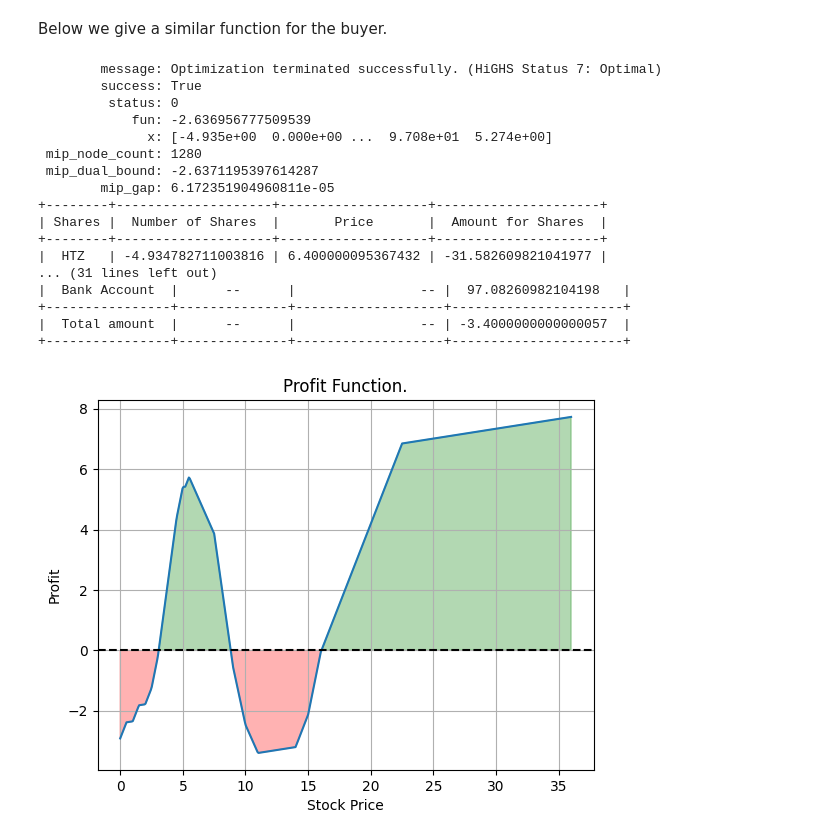
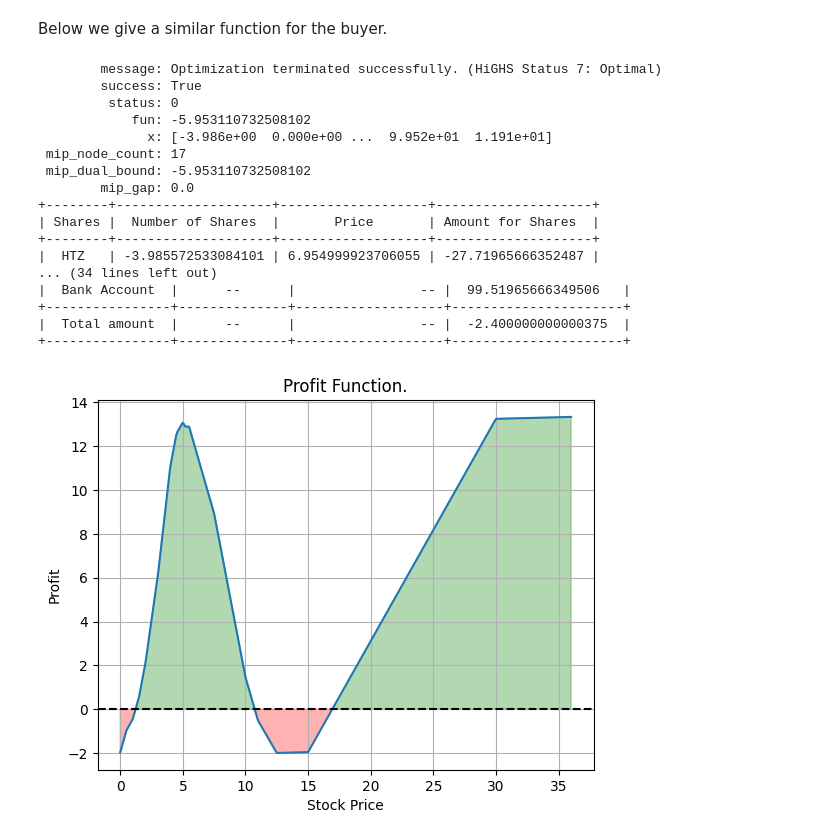
Before and after one commit to nikoshalidias/Financial-Engineering, a Jupyter notebook: Minimum_Loss_Writer_Buyer_Option_and_Hedging.ipynb, the cells around one changed output. Drawn from its saved outputs; the diff is of its cells as text; code cells hidden in the pictures.

```diff
--- a/Minimum_Loss_Writer_Buyer_Option_and_Hedging.ipynb
+++ b/Minimum_Loss_Writer_Buyer_Option_and_Hedging.ipynb
@@ -802,7 +910,7 @@ import matplotlib.pyplot as plt
 import io, contextlib
 
 # === Ρύθμιση διαστήματος V ===
-Vmax = 3.0          # βάλε ό,τι θέλεις
+Vmax = 10.0          # βάλε ό,τι θέλεις
 num_points = 25     # πλήθος δειγμάτων (25 -> 26 σημεία από 0 έως Vmax)
 Vs = np.linspace(0.0, Vmax, num_points + 1)
 
@@ -1563,23 +1971,23 @@ def run_options_milp_kmax_buyer(D, V, KKmax):
 # %%
 # Ρύθμισε ΟΛΑ τα υπόλοιπα (Data_given, Firm, ExpirationDate, payoff_function, κ.λπ.) όπως ήδη κάνεις
 # και κάλεσε:
-run_options_milp_kmax_buyer(D=3.4, V=3.4, KKmax=np.array([[6,0.5]]))
+run_options_milp_kmax_buyer(D=2,V=2.4, KKmax=np.array([[6,0.5]]))
 # %% [output]
         message: Optimization terminated successfully. (HiGHS Status 7: Optimal)
         success: True
          status: 0
-            fun: -2.636956777509539
-              x: [-4.935e+00  0.000e+00 ...  9.708e+01  5.274e+00]
- mip_node_count: 1280
- mip_dual_bound: -2.6371195397614287
-        mip_gap: 6.172351904960811e-05
-+--------+--------------------+-------------------+---------------------+
-| Shares |  Number of Shares  |       Price       |  Amount for Shares  |
-+--------+--------------------+-------------------+---------------------+
-|  HTZ   | -4.934782711003816 | 6.400000095367432 | -31.582609821041977 |
-... (31 lines left out)
-|  Bank Account  |      --      |                -- |  97.08260982104198   |
+            fun: -5.953110732508102
+              x: [-3.986e+00  0.000e+00 ...  9.952e+01  1.191e+01]
+ mip_node_count: 17
+ mip_dual_bound: -5.953110732508102
+        mip_gap: 0.0
++--------+--------------------+-------------------+--------------------+
+| Shares |  Number of Shares  |       Price       | Amount for Shares  |
++--------+--------------------+-------------------+--------------------+
+|  HTZ   | -3.985572533084101 | 6.954999923706055 | -27.71965666352487 |
+... (34 lines left out)
+|  Bank Account  |      --      |                -- |  99.51965666349506   |
 +----------------+--------------+-------------------+----------------------+
-|  Total amount  |      --      |                -- | -3.4000000000000057  |
+|  Total amount  |      --      |                -- |  -2.400000000000375  |
 +----------------+--------------+-------------------+----------------------+
-[figure, old version]
+[figure, new version]
```
Also changed, not shown: parts of 9 cells of this notebook.
